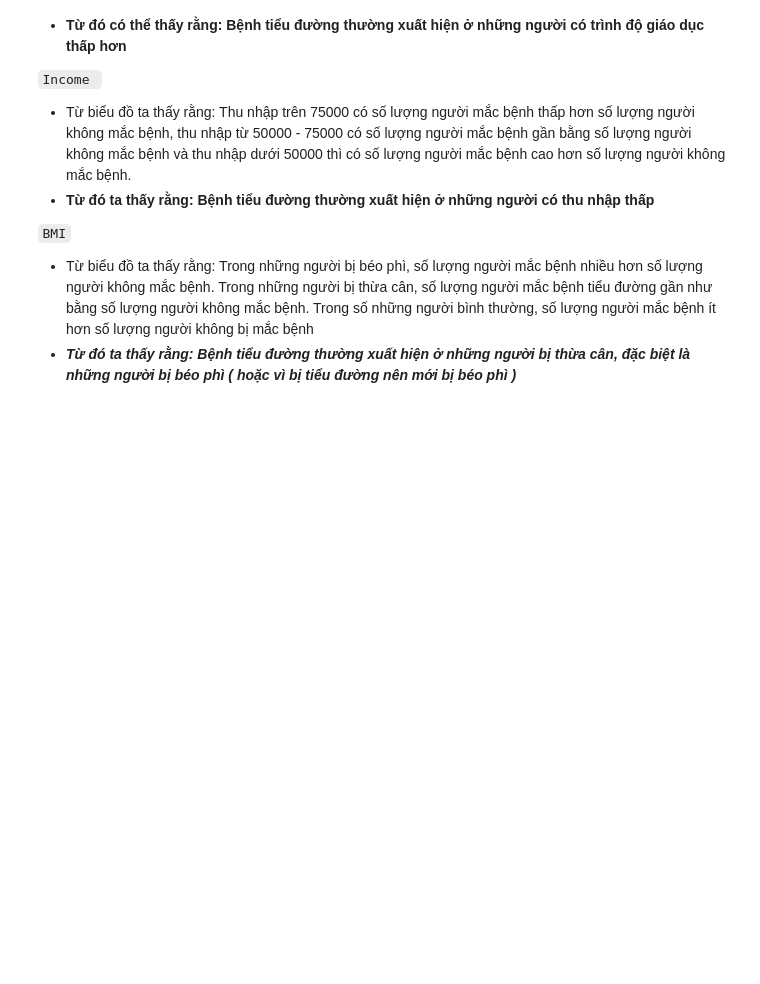
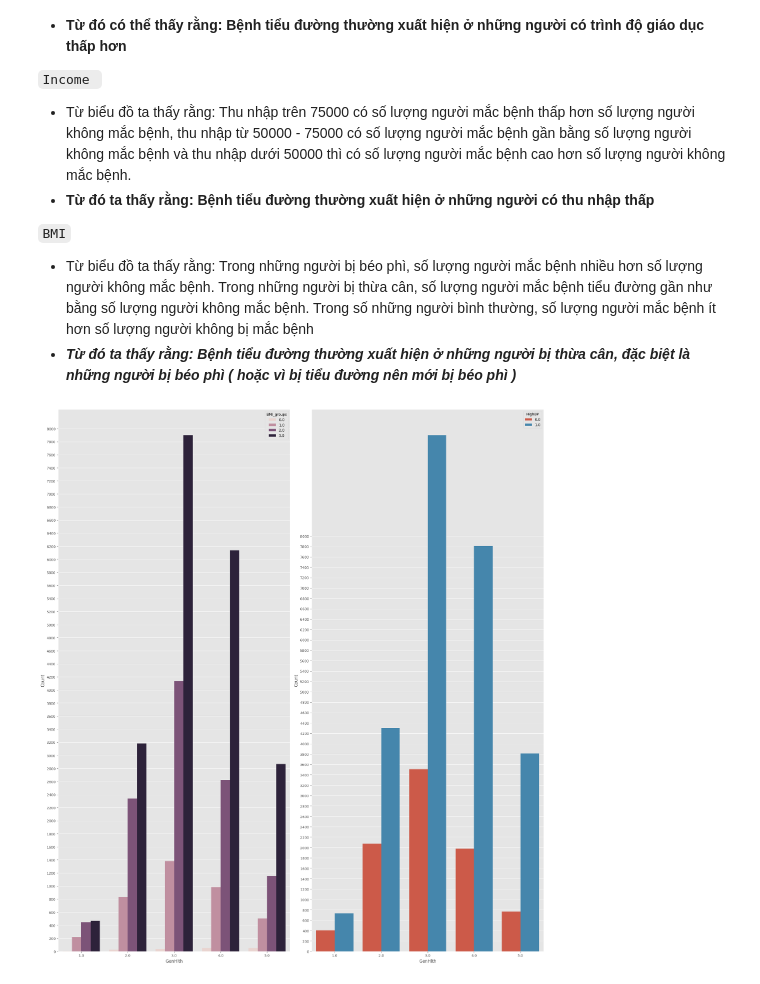
Before and after one commit to mylinh030203/AI, a Jupyter notebook: Analysis_and_Prediction_Type_2_Diabetes.ipynb, the cells around one changed output. Drawn from its saved outputs; the diff is of its cells as text; code cells hidden in the pictures; blank space fills up the shorter version.

```diff
--- a/Analysis_and_Prediction_Type_2_Diabetes.ipynb
+++ b/Analysis_and_Prediction_Type_2_Diabetes.ipynb
@@ -478,3 +479,41 @@ plt.show()
 `BMI`
 - Từ biểu đồ ta thấy rằng: Trong những người bị béo phì, số lượng người mắc bệnh nhiều hơn số lượng người không mắc bệnh. Trong những người bị thừa cân, số lượng người mắc bệnh tiểu đường gần như bằng số lượng người không mắc bệnh. Trong số những người bình thường, số lượng người mắc bệnh ít hơn số lượng người không bị mắc bệnh
 - ***Từ đó ta thấy rằng: Bệnh tiểu đường thường xuất hiện ở những người bị thừa cân, đặc biệt là những người bị béo phì ( hoặc vì bị tiểu đường nên mới bị béo phì )***
+# %%
+import seaborn as sns
+import matplotlib.pyplot as plt
+
+# Lọc dữ liệu để chỉ lấy các dòng có 'Diabetes_binary' == 1.0
+diabetes_positive_data = data_new[data_new['Diabetes_binary'] == 1.0]
+# print(diabetes_positive_data.count())
+
+# Đếm số lượng mẫu trong mỗi nhóm 'BMI_groups'
+#nhóm dữ liệu theo các cột 'GenHlth' và 'BMI_groups' (đối với biểu đồ BMI_groups)  .size() để đếm số lượng mẫu trong nhóm và reset index để chuyển kết quả thành một DataFrame.
+# ví dụ: trong gen tốt và bmi tốt thì có n mẫu bị mắc bênh tiểu đường..
+bmi_group_counts = diabetes_positive_data.groupby([ 'GenHlth','BMI_groups']).size().reset_index(name='Count')
+
+# Đếm số lượng mẫu trong mỗi nhóm 'HighBP'
+high_bp_counts = diabetes_positive_data.groupby(['GenHlth', 'HighBP']).size().reset_index(name='Count')
+
+
+# Tạo subplots
+f, axs = plt.subplots(ncols=2, figsize=multifigs_size)
+
+# Vẽ biểu đồ cho 'BMI_groups'
+sns.barplot(x='GenHlth', y='Count', hue='BMI_groups', data=bmi_group_counts, ax=axs[0])
+
+# Vẽ biểu đồ cho 'HighBP'
+sns.barplot(x='GenHlth', y='Count', hue='HighBP', data=high_bp_counts, ax=axs[1])
+
+# Thiết lập khoảng cách trên trục y
+yticks = np.arange(0, bmi_group_counts['Count'].max() + 200, 200)
+axs[0].set_yticks(yticks)
+axs[1].set_yticks(yticks)
+
+# Thiết lập layout
+plt.tight_layout()
+
+# Hiển thị biểu đồ
+plt.show()
+# %% [output]
+[figure, added]
```
Also changed, not shown: parts of 4 cells of this notebook.
